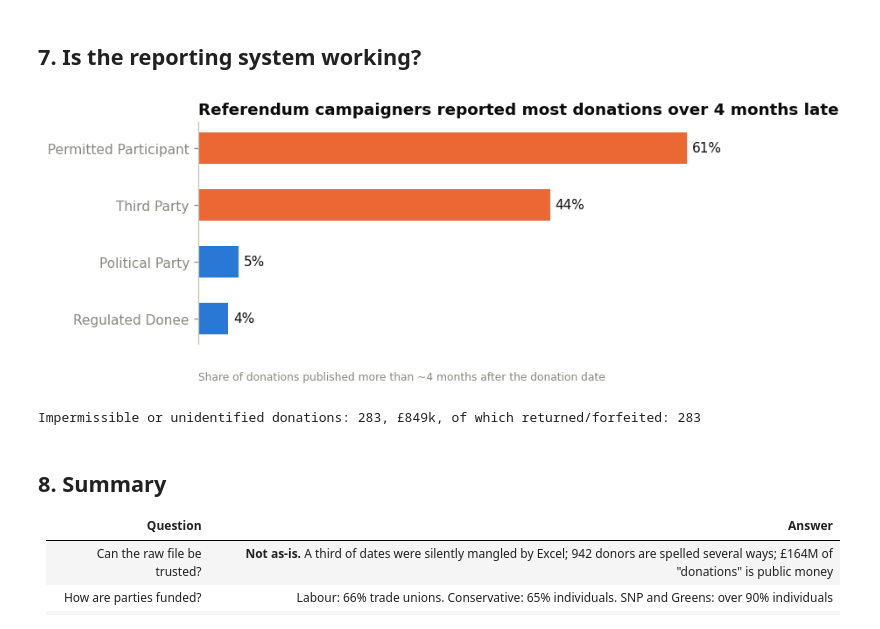
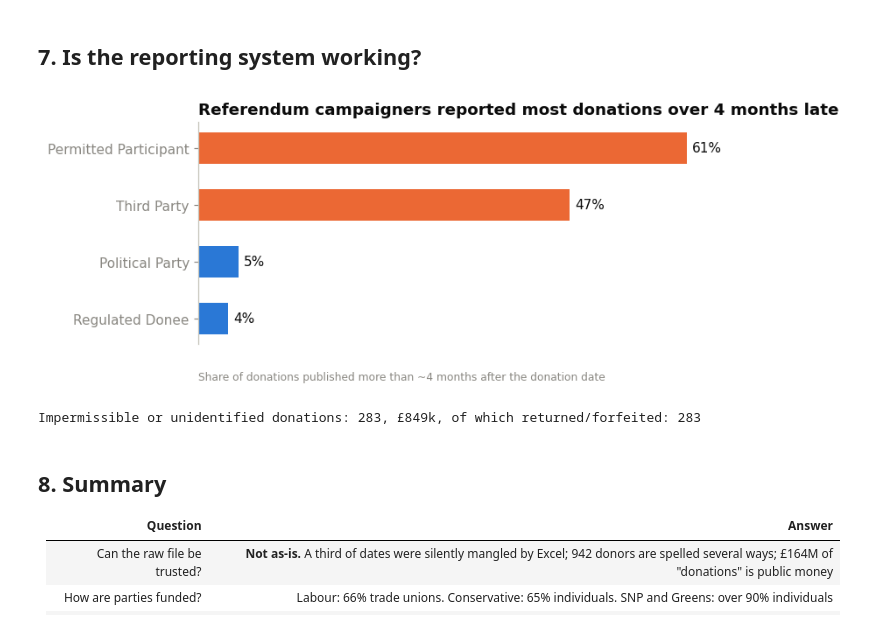
Before and after one commit to MahinRashid/UK-Political-Donations-Analysis, a Jupyter notebook: notebooks/analysis.ipynb, the cells around one changed output. Saved outputs shown, nothing was run; the diff lists cells and outputs as text; code cells hidden in the pictures.

```diff
--- a/notebooks/analysis.ipynb
+++ b/notebooks/analysis.ipynb
@@ -241,23 +244,23 @@ plt.show()
 # %% [markdown]
 ## 7. Is the reporting system working?
 # %%
-ok = d[d.lag_status != "Date error"]
+ok = d[~d.lag_status.isin(["Date error", "Unknown"])]
 late = (ok.assign(late=ok.lag_status.isin(["4-12 months", "Over a year"]))
           .groupby("recipient_type").late.mean().sort_values())
 fig, ax = plt.subplots(figsize=(8, 3.0))
 bars = ax.barh(late.index, late.values, color=[ORANGE if v > 0.3 else BLUE for v in late.values], height=0.55)
 ax.bar_label(bars, [f"{v:.0%}" for v in late.values], padding=4, color=INK)
 ax.set_xlim(0, 0.75)
 clean_bars(ax, "x")
 ax.set_title("Referendum campaigners reported most donations over 4 months late")
 footnote(ax, "Share of donations published more than ~4 months after the donation date", y=-0.16)
 fig.savefig(CHARTS / "08_reporting_delay.png")
 plt.show()
 
 imp = d[d.donation_type.isin(["Impermissible Donor", "Unidentified Donor"])]
 print(f"Impermissible or unidentified donations: {len(imp)}, £{imp.value_gbp.sum()/1e3:,.0f}k, of which returned/forfeited: {imp.is_returned.sum()}")
 # %% [output]
-[figure, old version]
+[figure, new version]
 Impermissible or unidentified donations: 283, £849k, of which returned/forfeited: 283
 # %% [markdown]
 ## 8. Summary
```
Also changed, not shown: parts of 1 cell of this notebook, 15 other files.
